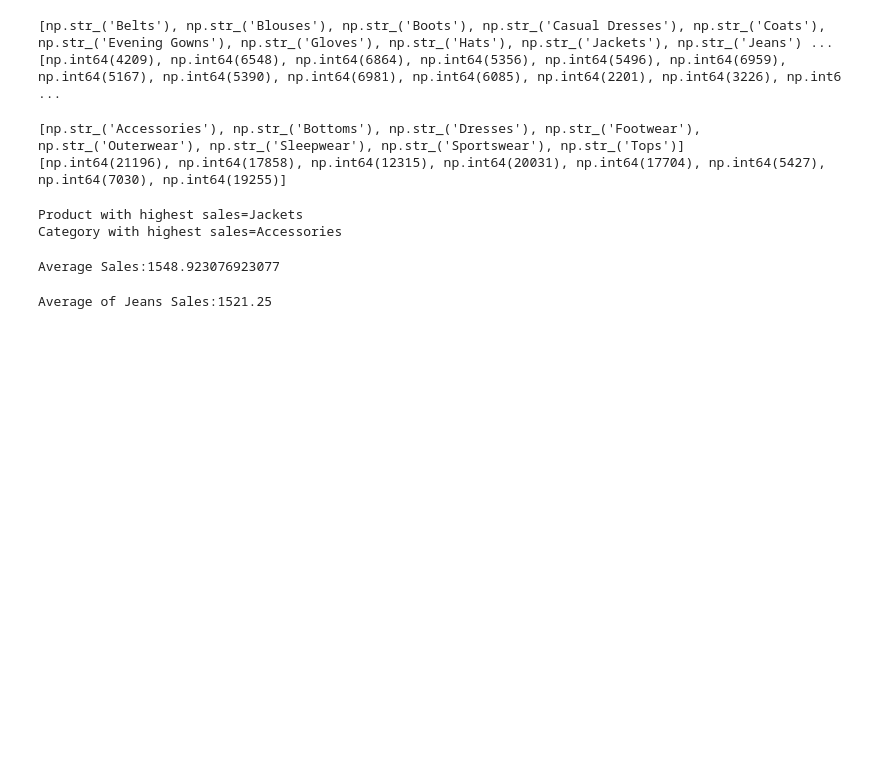
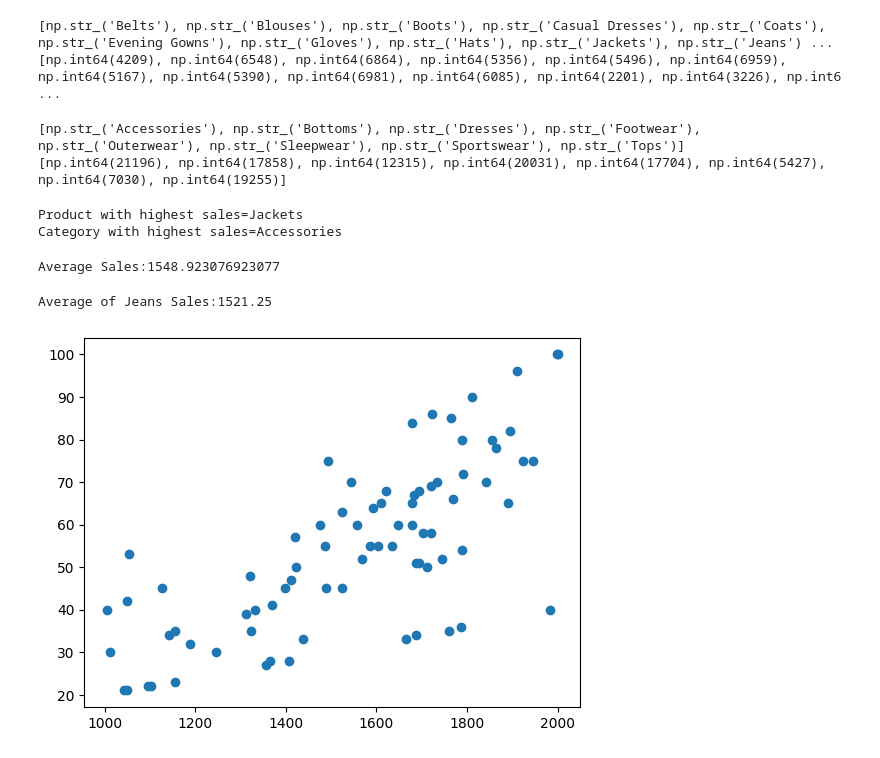
Before and after one commit to NishmthaM/Sales_analysis, a Jupyter notebook: sales_analysis.ipynb, the cells around one changed output. Saved outputs shown, nothing was run; the diff lists cells and outputs as text; code cells hidden in the pictures; blank space fills up the shorter version.

```diff
--- a/sales_analysis.ipynb
+++ b/sales_analysis.ipynb
@@ -101,3 +100,10 @@ avg_jeans= np.average(data[data['Product']=='Jeans']['Sales'])
 print("Average of Jeans Sales:"+str(avg_jeans))
 # %% [output]
 Average of Jeans Sales:1521.25
+# %%
+x=data['Sales']
+y=data['Advertisement']
+plt.scatter(x,y)
+plt.show()
+# %% [output]
+[figure, added]
```
Also changed, not shown: parts of 6 cells of this notebook.
